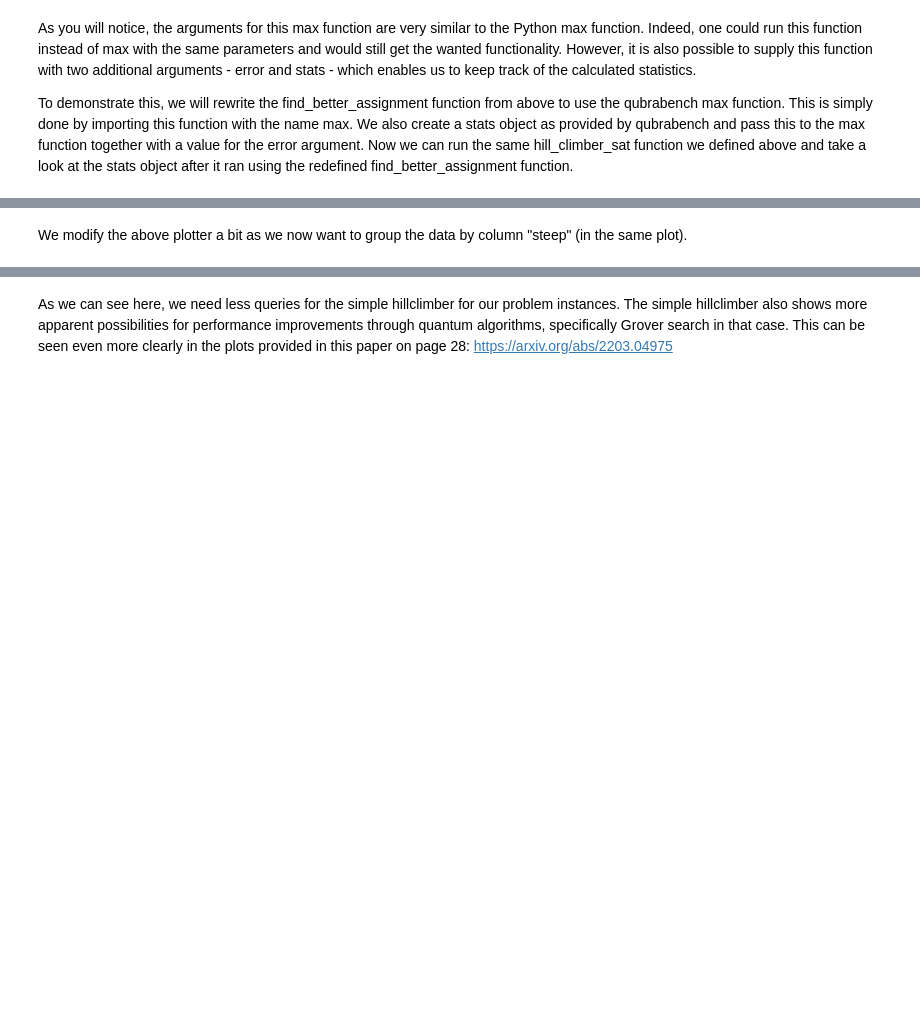
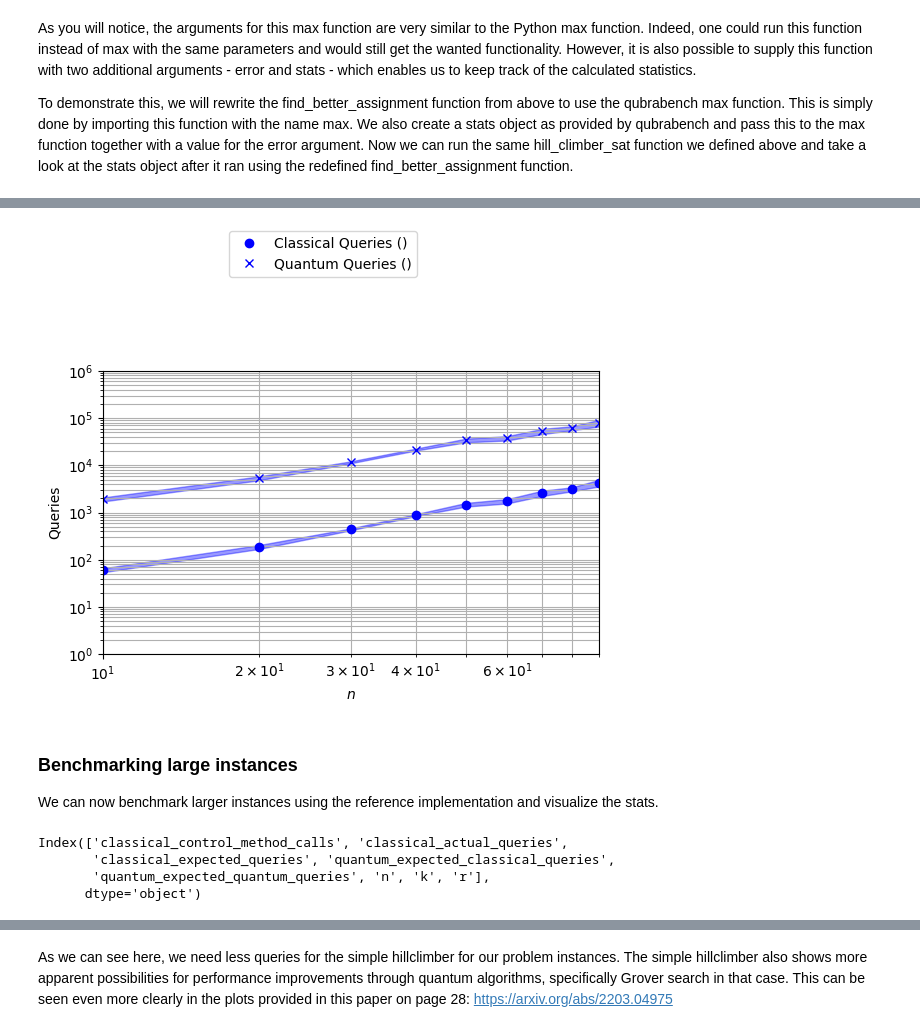
Before and after one commit to qubrabench/qubrabench, a Jupyter notebook: examples/sat/hillclimber.ipynb, the cells around one changed output, grey strips where cells are left out. Saved outputs shown, nothing was run; the diff lists cells and outputs as text; code cells hidden in the pictures; blank space fills up the shorter version.

```diff
--- a/examples/sat/hillclimber.ipynb
+++ b/examples/sat/hillclimber.ipynb
@@ -314,0 +290,6 @@ After we have benchmarked the solving of a couple of our problem instances, we c
+# %%
+data = pd.concat(
+    [benchmark_random_instances(k=3, n=n, r=3) for n in range(10, 100, 10)]
+)
+data["ratio (Q/C)"] = data["Q_q"] / data["C"]
+data
@@ -315,29 +307,15 @@ After we have benchmarked the solving of a couple of our problem instances, we c
 # %%
-from qubrabench.utils.plotting_strategy import PlottingStrategy
+from qubrabench.utils.plotting_strategy import BasicPlottingStrategy
 
 
-class Plotter(PlottingStrategy):
+class Plotter(BasicPlottingStrategy):
     def __init__(self):
         # TODO: explain
         self.colors[""] = "blue"
 
-    def get_plot_group_column_names(self):
-        return ["k", "r"]
-
-    def get_data_group_column_names(self):
-        """
-        Generate a data line for each unique value in the specified columns.
-        Useful if you the data was generated with different tags based on implementation source, parameter choice etc., that one wants to compare against in a single plot.
-
-        Example: ["impl"] - a line will be generated for each unique `impl` label.
-        """
-        return []
-
     def compute_aggregates(self, data, *, quantum_factor):
         # compute combined query costs of quantum search
-        c = data["quantum_expected_classical_queries"]
-        q = data["quantum_expected_quantum_queries"]
-        data["quantum_cost"] = c + quantum_factor * q
+        data["Q"] = data["Q_c"] + quantum_factor * data["Q_q"]
         return data
 
     def x_axis_column(self):
@@ -351,6 +329,6 @@ class Plotter(PlottingStrategy):
 
     def get_column_names_to_plot(self):
         return {
-            "classical_actual_queries": ("Classical Queries", "o"),
-            "quantum_cost": ("Quantum Queries", "x"),
+            "C": ("Classical Queries", "o"),
+            "Q": ("Quantum Queries", "x"),
         }
@@ -361,3 +334,0 @@ We can put all the benchmark stats in a single table and run the plotter.
-# %%
-data = pd.concat([data_100, data_300, data_500])
-Plotter().plot(data, quantum_factor=2, y_lower_lim=10)
@@ -391,2 +334,0 @@ full_data = pd.concat(full_data)
-# %% [markdown]
-We modify the above plotter a bit as we now want to group the data by column "steep" (in the same plot).
@@ -403,0 +335,7 @@ FullPlotter().plot(full_data, quantum_factor=2, y_lower_lim=10)
+# %%
+Plotter().plot(data, quantum_factor=2)
+# %% [output]
+[figure, added]
+# %% [markdown]
+### Benchmarking large instances
+We can now benchmark larger instances using the reference implementation and visualize the stats.
@@ -403,0 +349,7 @@ FullPlotter().plot(full_data, quantum_factor=2, y_lower_lim=10)
+# %%
+data_ref.columns
+# %% [output]
+Index(['classical_control_method_calls', 'classical_actual_queries',
+       'classical_expected_queries', 'quantum_expected_classical_queries',
+       'quantum_expected_quantum_queries', 'n', 'k', 'r'],
+      dtype='object')
```
Also changed, not shown: parts of 31 cells of this notebook, 1 other file.
